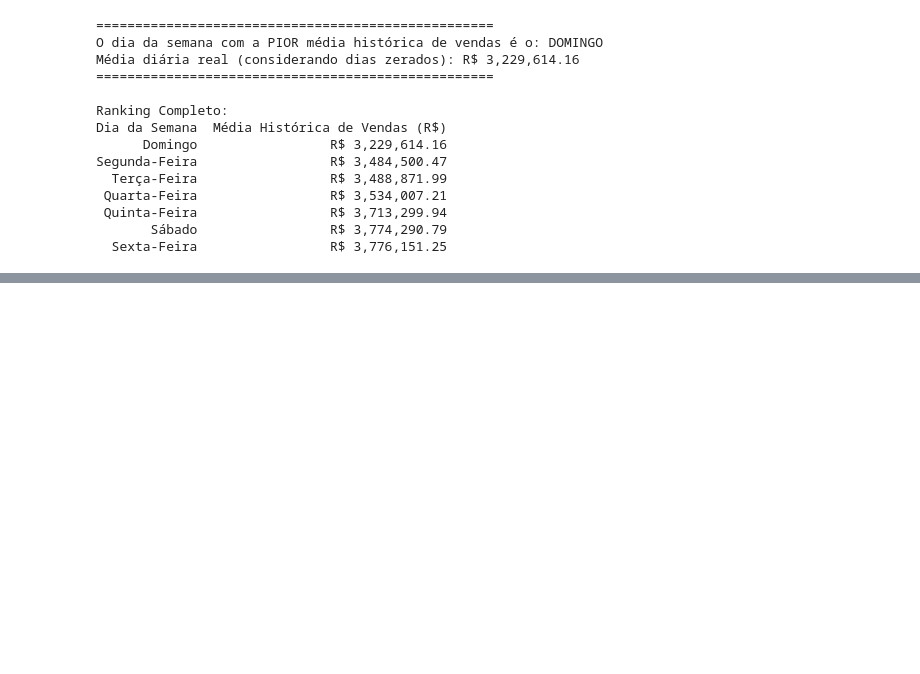
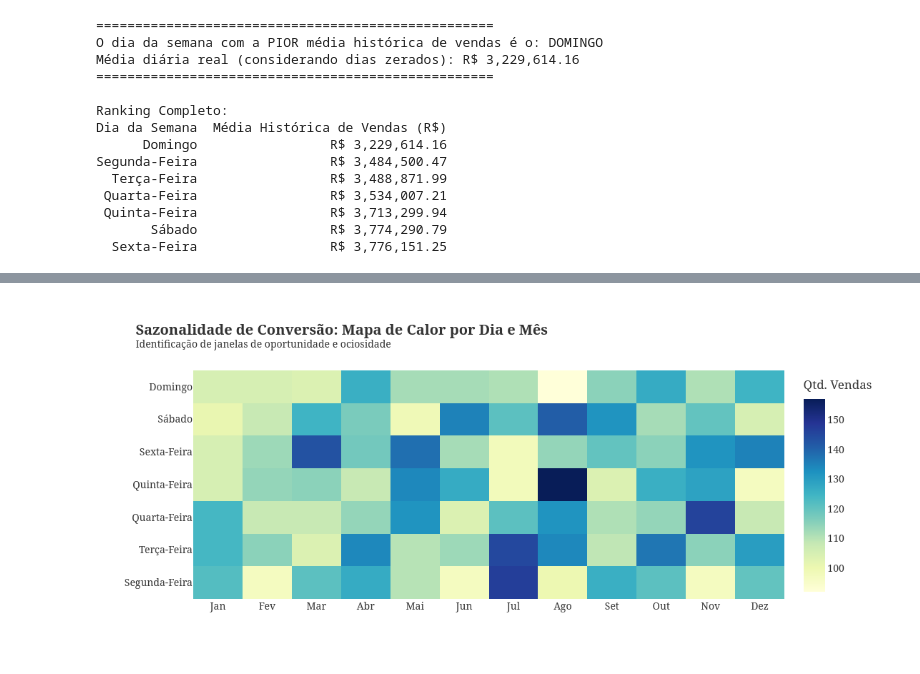
Before and after one commit to Leofariasrj25/desafio_indicium_lhnauticals, a Jupyter notebook: notebooks/06_calendar_dimension.ipynb, the cells around one changed output, grey strips where cells are left out. Saved outputs shown, nothing was run; the diff lists cells and outputs as text; code cells hidden in the pictures; blank space fills up the shorter version.

```diff
--- a/notebooks/06_calendar_dimension.ipynb
+++ b/notebooks/06_calendar_dimension.ipynb
@@ -206,0 +264,84 @@ fig.show()
+# %%
+import duckdb
+import plotly.graph_objects as go
+
+# ==========================================
+# DATA PROCESSING
+# ==========================================
+
+query_heatmap = """
+-- Table names clarification:
+-- df_sales: Represents sales_2023_2024.csv.
+
+SELECT
+    month(sale_date) AS month_idx,
+    CASE dayofweek(sale_date)
+        WHEN 0 THEN '7. Domingo'
+        WHEN 1 THEN '1. Segunda-Feira'
+        WHEN 2 THEN '2. Terça-Feira'
+        WHEN 3 THEN '3. Quarta-Feira'
+        WHEN 4 THEN '4. Quinta-Feira'
+        WHEN 5 THEN '5. Sexta-Feira'
+        WHEN 6 THEN '6. Sábado'
+    END AS day_name,
+    COUNT(id) AS sales_count
+FROM df_sales
+GROUP BY 1, 2
+ORDER BY 1, 2
+"""
+
+df_heatmap_raw = duckdb.query(query_heatmap).df()
+df_pivot = df_heatmap_raw.pivot(index='day_name', columns='month_idx', values='sales_count').fillna(0)
+
+months_pt = {
+    1: 'Jan', 2: 'Fev', 3: 'Mar', 4: 'Abr', 5: 'Mai', 6: 'Jun',
+    7: 'Jul', 8: 'Ago', 9: 'Set', 10: 'Out', 11: 'Nov', 12: 'Dez'
+}
+display_months = [months_pt[m] for m in df_pivot.columns]
+display_days = [d.split('. ')[1] for d in df_pivot.index]
+
+# ==========================================
+# VISUALIZATION
+# ==========================================
+
+fig = go.Figure(data=go.Heatmap(
+    z=df_pivot.values,
+    x=display_months,
+    y=display_days,
+    colorscale='YlGnBu',
+    showscale=True,
+    colorbar=dict(title="Qtd. Vendas"),
+    hovertemplate="<b>%{y}</b> em <b>%{x}</b><br>Total de Vendas: %{z}<extra></extra>"
+))
+
+fig.update_layout(
+    title='<b>Sazonalidade de Conversão: Mapa de Calor por Dia e Mês</b><br><sup>Identificação de janelas de oportunidade e ociosidade</sup>',
+    xaxis_title="",
+    yaxis_title="",
+    font=dict(family="Arial", size=14, color="#333333"),
+    width=900,
+    height=500,
+    plot_bgcolor='white'
+)
+
+fig.show()
+
+# ==========================================
+# DIAGNOSE
+# ==========================================
+
+print("\n" + "="*75)
+print(" DIAGNÓSTICO ")
+print("="*75 + "\n")
+
+if not df_heatmap_raw.empty:
+    peak = df_heatmap_raw.loc[df_heatmap_raw['sales_count'].idxmax()]
+    print(f"INSIGHT PRINCIPAL:")
+    print(f">> O maior volume de conversão ocorre historicamente aos meses de pico,")
+    print(f"   especialmente no mês {peak['month_idx']} ({months_pt[peak['month_idx']]}).")
+    print(f"\nESTRATÉGIA SUGERIDA:")
+    print(">> Utilizar os 'buracos' (áreas claras no mapa) para campanhas de ativação")
+    print("específicas, focando em converter a ociosidade das terças e domingos.")
+    print("="*75 + "\n")
+# %% [output]
+[figure, added]
```
Also changed, not shown: parts of 8 cells of this notebook, 6 other files.
